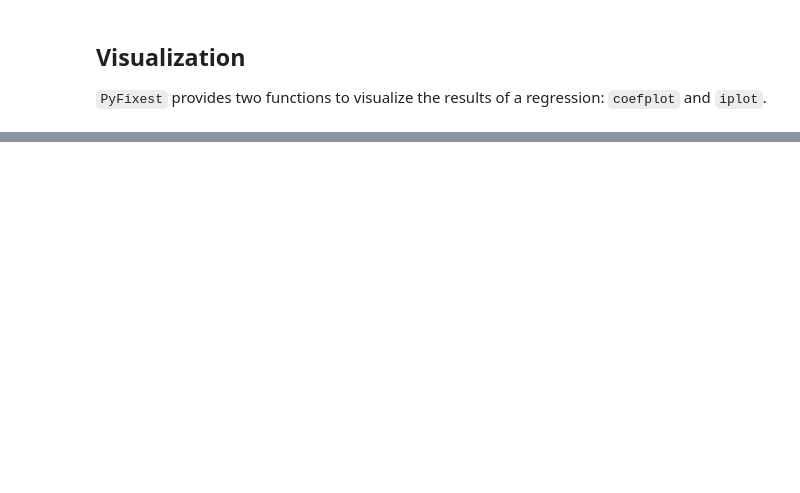
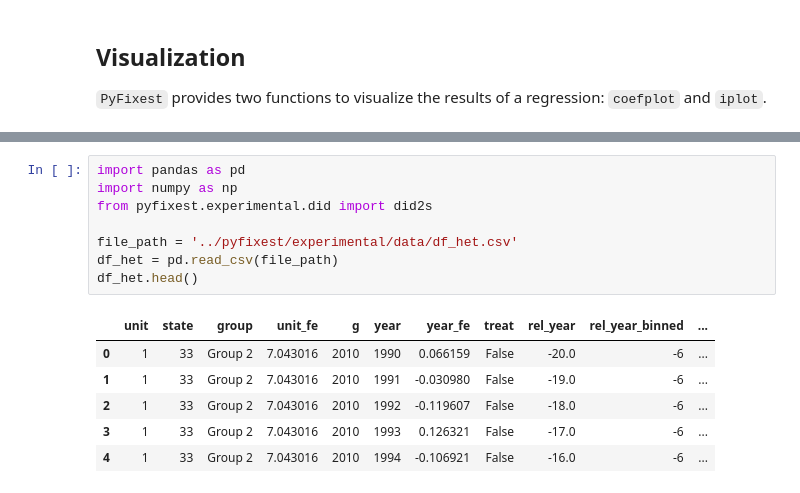
Before and after one commit to py-econometrics/pyfixest, a Jupyter notebook: docs/tutorial.ipynb, the cells around one changed output, grey strips where cells are left out. Cells and saved outputs as stored; diff of their text form; blank space fills up the shorter version.

```diff
--- a/docs/tutorial.ipynb
+++ b/docs/tutorial.ipynb
@@ -346,0 +319,15 @@ plot.show()
+# %%
+import pandas as pd
+import numpy as np
+from pyfixest.experimental.did import did2s
+
+file_path = '../pyfixest/experimental/data/df_het.csv'
+df_het = pd.read_csv(file_path)
+df_het.head()
+# %% [output]
+|  | unit | state | group | unit_fe | g | year | year_fe | treat | rel_year | rel_year_binned | ... |
+| 0 | 1 | 33 | Group 2 | 7.043016 | 2010 | 1990 | 0.066159 | False | -20.0 | -6 | ... |
+| 1 | 1 | 33 | Group 2 | 7.043016 | 2010 | 1991 | -0.030980 | False | -19.0 | -6 | ... |
+| 2 | 1 | 33 | Group 2 | 7.043016 | 2010 | 1992 | -0.119607 | False | -18.0 | -6 | ... |
+| 3 | 1 | 33 | Group 2 | 7.043016 | 2010 | 1993 | 0.126321 | False | -17.0 | -6 | ... |
+| 4 | 1 | 33 | Group 2 | 7.043016 | 2010 | 1994 | -0.106921 | False | -16.0 | -6 | ... |
```
Also changed, not shown: parts of 24 cells of this notebook.
